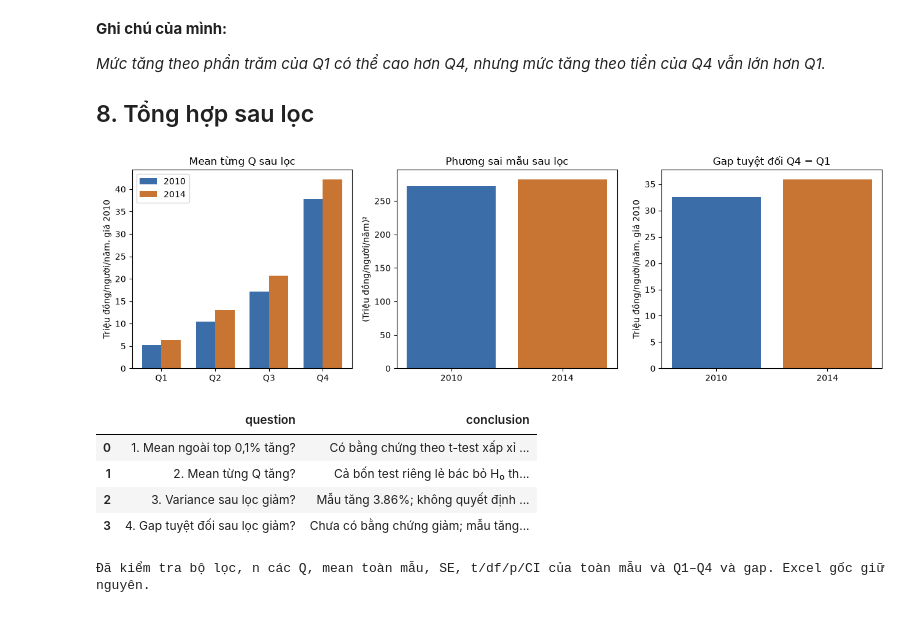
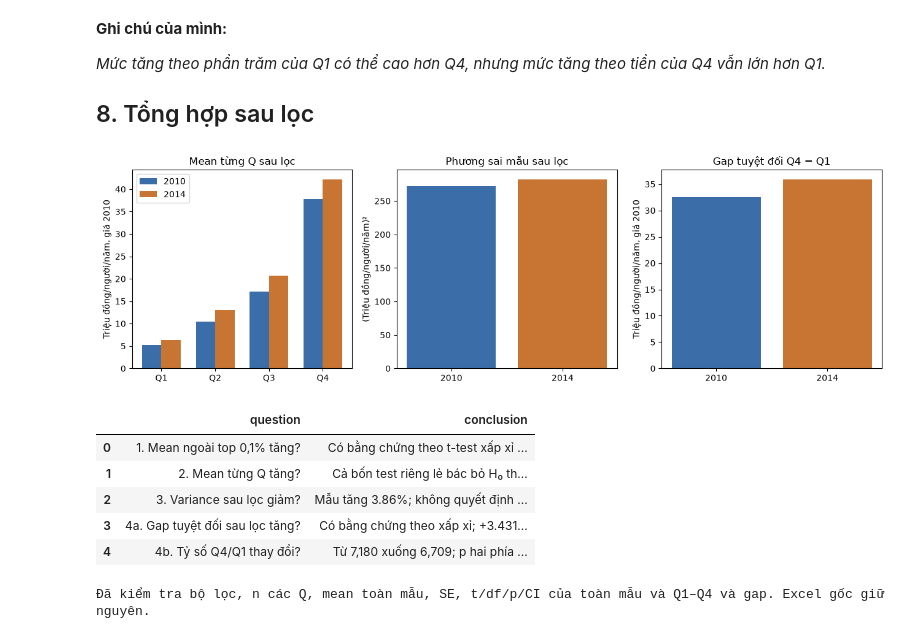
Before and after one commit to helenaadams827-cyber/vhlss-project-thong-ke, a Jupyter notebook: bao_cao_vhlss/thu_nhap_4_cau_bo_top_0_1_phan_tram.ipynb, the cells around one changed output. Saved outputs shown, nothing was run; the diff lists cells and outputs as text; code cells hidden in the pictures.

```diff
--- a/bao_cao_vhlss/thu_nhap_4_cau_bo_top_0_1_phan_tram.ipynb
+++ b/bao_cao_vhlss/thu_nhap_4_cau_bo_top_0_1_phan_tram.ipynb
@@ -487,35 +600,37 @@ _Mức tăng theo phần trăm của Q1 có thể cao hơn Q4, nhưng mức tăn
 figure, axes = plt.subplots(1, 3, figsize=(13, 4))
 positions = np.arange(4)
 for year, shift, color in [(2010, -.18, "#3B6EA8"), (2014, .18, "#C87533")]:
     group_means = [mean_estimators.loc[(year, f"Q{quartile}"), "mean"] for quartile in [1, 2, 3, 4]]
     axes[0].bar(positions + shift, group_means, width=.36, color=color, label=str(year))
 axes[0].set_xticks(positions, ["Q1", "Q2", "Q3", "Q4"])
 axes[0].set_title("Mean từng Q sau lọc")
 axes[0].set_ylabel("Triệu đồng/người/năm, giá 2010")
 axes[0].legend()
 axes[1].bar(["2010", "2014"], [variance_2010, variance_2014], color=["#3B6EA8", "#C87533"])
 axes[1].set_title("Phương sai mẫu sau lọc")
 axes[1].set_ylabel("(Triệu đồng/người/năm)²")
 axes[2].bar(["2010", "2014"], gap_by_year["absolute_gap"], color=["#3B6EA8", "#C87533"])
 axes[2].set_title("Gap tuyệt đối Q4 − Q1")
 axes[2].set_ylabel("Triệu đồng/người/năm, giá 2010")
 figure.tight_layout()
 plt.show()
 
 final_summary = pd.DataFrame([
     {"question": "1. Mean ngoài top 0,1% tăng?", "conclusion": f"Có bằng chứng theo t-test xấp xỉ sau lọc; +{overall_result['change_percent']:.2f}%"},
     {"question": "2. Mean từng Q tăng?", "conclusion": "Cả bốn test riêng lẻ bác bỏ H₀ theo xấp xỉ; giữ Q gốc"},
     {"question": "3. Variance sau lọc giảm?", "conclusion": f"Mẫu tăng {variance_change_percent:.2f}%; không quyết định H₀ bằng F"},
-    {"question": "4. Gap tuyệt đối sau lọc giảm?", "conclusion": f"Chưa có bằng chứng giảm; mẫu tăng {gap_change:.3f} triệu"},
+    {"question": "4a. Gap tuyệt đối sau lọc tăng?", "conclusion": f"Có bằng chứng theo xấp xỉ; +{gap_change:.3f} triệu. Kiểm định bổ sung chọn hướng sau khi xem dữ liệu"},
+    {"question": "4b. Tỷ số Q4/Q1 thay đổi?", "conclusion": f"Từ 7,180 xuống 6,709; p hai phía {relative_gap_p:.3e}, xấp xỉ delta bổ sung"},
 ])
 display(final_summary.style.set_properties(**{"white-space": "normal", "text-align": "left"}))
 # %% [output]
 [figure]
 |  | question | conclusion |
 | 0 | 1. Mean ngoài top 0,1% tăng? | Có bằng chứng theo t-test xấp xỉ ... |
 | 1 | 2. Mean từng Q tăng? | Cả bốn test riêng lẻ bác bỏ H₀ th... |
 | 2 | 3. Variance sau lọc giảm? | Mẫu tăng 3.86%; không quyết định ... |
-| 3 | 4. Gap tuyệt đối sau lọc giảm? | Chưa có bằng chứng giảm; mẫu tăng... |
+| 3 | 4a. Gap tuyệt đối sau lọc tăng? | Có bằng chứng theo xấp xỉ; +3.431... |
+| 4 | 4b. Tỷ số Q4/Q1 thay đổi? | Từ 7,180 xuống 6,709; p hai phía ... |
 # %%
 for year in YEARS:
     original = original_by_year[year]
```
Also changed, not shown: parts of 6 cells of this notebook, 3 other files.
